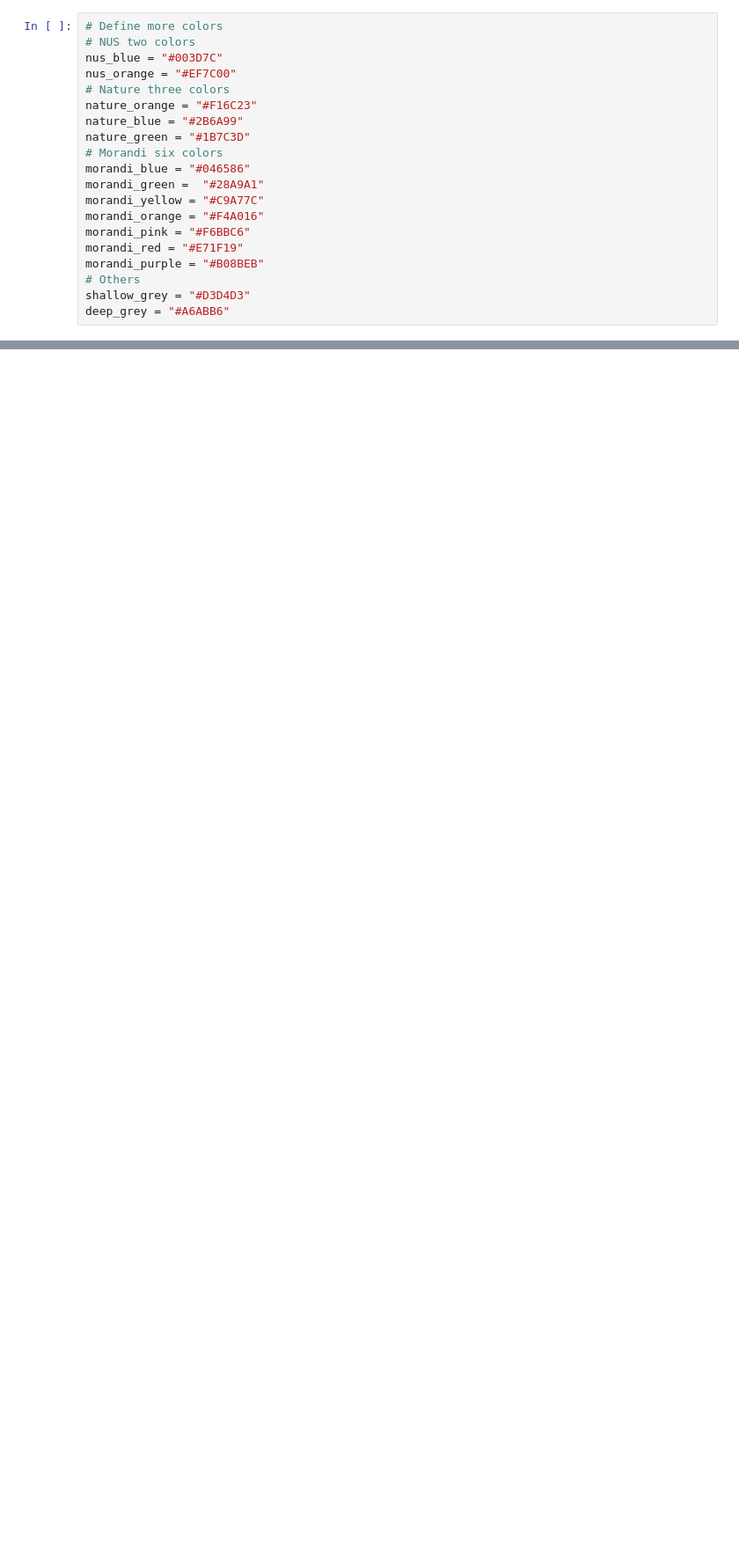
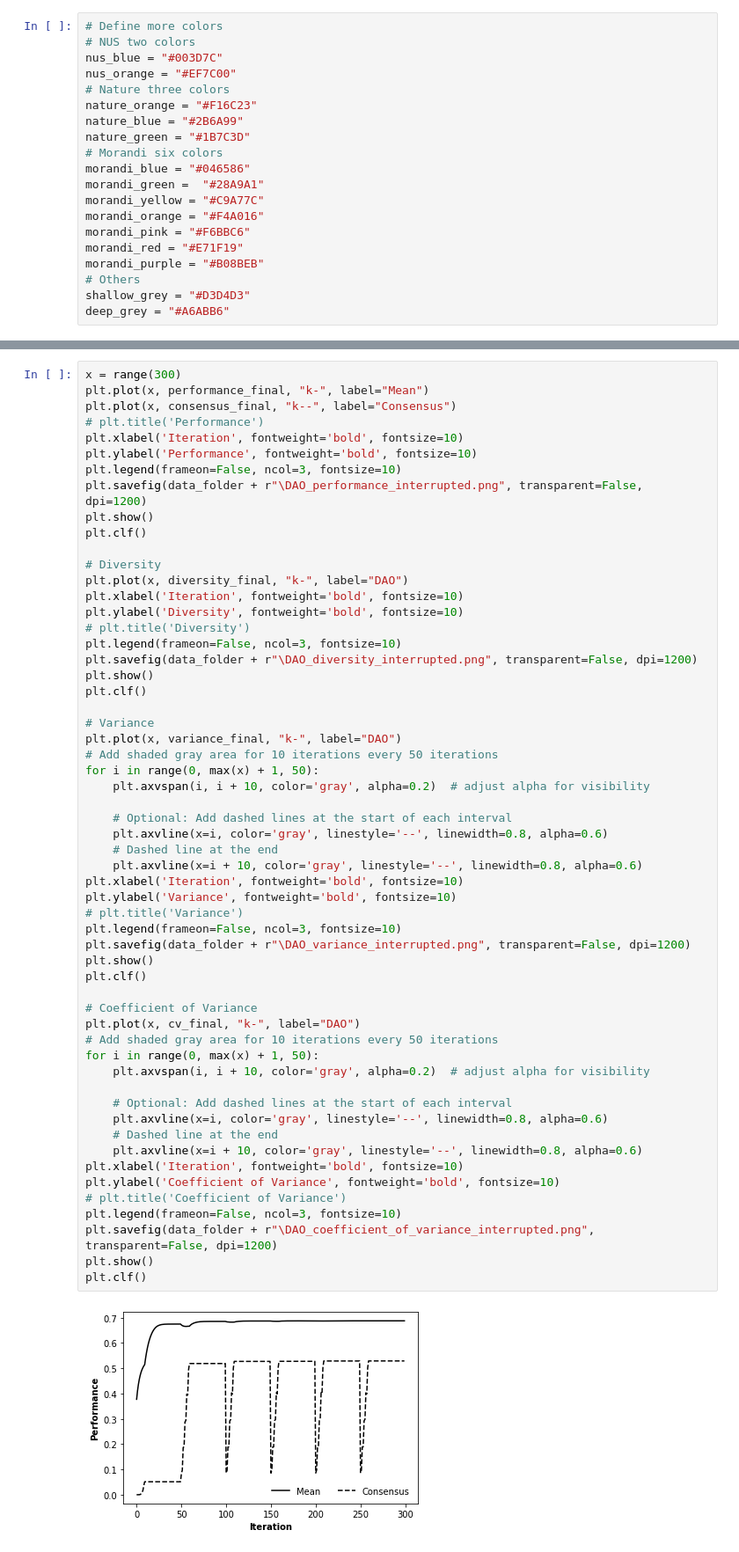
Before and after one commit to GrandJune/DAOs, a Jupyter notebook: V4/TypicalRun/Evaluator.ipynb, the cells around one changed output, grey strips where cells are left out. Shown: that part at 88% size. Cells and saved outputs as stored; diff of their text form; blank space fills up the shorter version.

Commit message:
Add interrupted search

```diff
--- a/V4/TypicalRun/Evaluator.ipynb
+++ b/V4/TypicalRun/Evaluator.ipynb
@@ -204,0 +45,59 @@ for index in [9, 27, 50, 300]:
+# %%
+x = range(300)
+plt.plot(x, performance_final, "k-", label="Mean")
+plt.plot(x, consensus_final, "k--", label="Consensus")
+# plt.title('Performance')
+plt.xlabel('Iteration', fontweight='bold', fontsize=10)
+plt.ylabel('Performance', fontweight='bold', fontsize=10)
+plt.legend(frameon=False, ncol=3, fontsize=10)
+plt.savefig(data_folder + r"\DAO_performance_interrupted.png", transparent=False, dpi=1200)
+plt.show()
+plt.clf()
+
+# Diversity
+plt.plot(x, diversity_final, "k-", label="DAO")
+plt.xlabel('Iteration', fontweight='bold', fontsize=10)
+plt.ylabel('Diversity', fontweight='bold', fontsize=10)
+# plt.title('Diversity')
+plt.legend(frameon=False, ncol=3, fontsize=10)
+plt.savefig(data_folder + r"\DAO_diversity_interrupted.png", transparent=False, dpi=1200)
+plt.show()
+plt.clf()
+
+# Variance
+plt.plot(x, variance_final, "k-", label="DAO")
+# Add shaded gray area for 10 iterations every 50 iterations
+for i in range(0, max(x) + 1, 50):
+    plt.axvspan(i, i + 10, color='gray', alpha=0.2)  # adjust alpha for visibility
+
+    # Optional: Add dashed lines at the start of each interval
+    plt.axvline(x=i, color='gray', linestyle='--', linewidth=0.8, alpha=0.6)
+    # Dashed line at the end
+    plt.axvline(x=i + 10, color='gray', linestyle='--', linewidth=0.8, alpha=0.6)
+plt.xlabel('Iteration', fontweight='bold', fontsize=10)
+plt.ylabel('Variance', fontweight='bold', fontsize=10)
+# plt.title('Variance')
+plt.legend(frameon=False, ncol=3, fontsize=10)
+plt.savefig(data_folder + r"\DAO_variance_interrupted.png", transparent=False, dpi=1200)
+plt.show()
+plt.clf()
+
+# Coefficient of Variance
+plt.plot(x, cv_final, "k-", label="DAO")
+# Add shaded gray area for 10 iterations every 50 iterations
+for i in range(0, max(x) + 1, 50):
+    plt.axvspan(i, i + 10, color='gray', alpha=0.2)  # adjust alpha for visibility
+
+    # Optional: Add dashed lines at the start of each interval
+    plt.axvline(x=i, color='gray', linestyle='--', linewidth=0.8, alpha=0.6)
+    # Dashed line at the end
+    plt.axvline(x=i + 10, color='gray', linestyle='--', linewidth=0.8, alpha=0.6)
+plt.xlabel('Iteration', fontweight='bold', fontsize=10)
+plt.ylabel('Coefficient of Variance', fontweight='bold', fontsize=10)
+# plt.title('Coefficient of Variance')
+plt.legend(frameon=False, ncol=3, fontsize=10)
+plt.savefig(data_folder + r"\DAO_coefficient_of_variance_interrupted.png", transparent=False, dpi=1200)
+plt.show()
+plt.clf()
+# %% [output]
+[figure, added]
```
Also changed, not shown: parts of 7 cells of this notebook, 3 other files.
